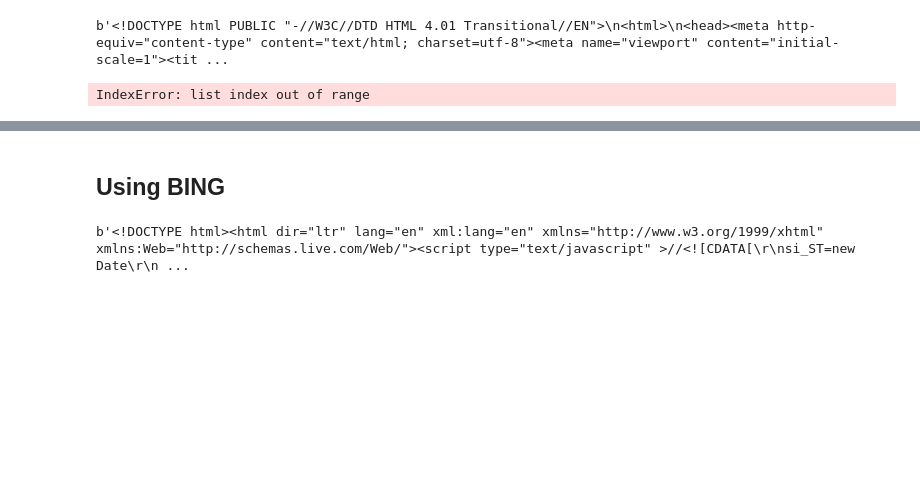
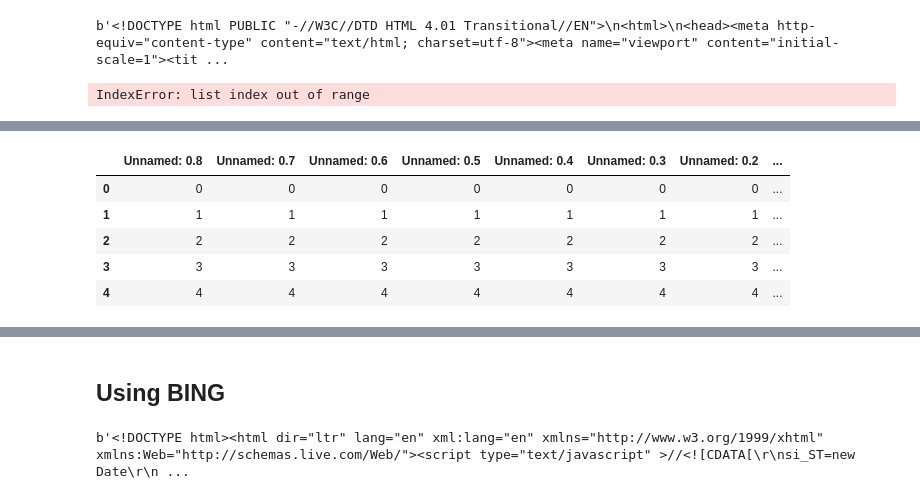
Before and after one commit to whs2k/stockFries_gha, a Jupyter notebook: notebooks/0.6.0-addingTwitter.ipynb, the cells around one changed output, grey strips where cells are left out. Saved outputs shown, nothing was run; the diff lists cells and outputs as text; code cells hidden in the pictures; blank space fills up the shorter version.

```diff
--- a/notebooks/0.6.0-addingTwitter.ipynb
+++ b/notebooks/0.6.0-addingTwitter.ipynb
@@ -149,0 +169,11 @@ df_company_info.tail()
+# %%
+fn = 'df_company_info2.csv'
+df_company_info=pd.read_csv(fn).sort_values('put_value',ascending=False).reset_index(drop=True)
+df_company_info.head()
+# %% [output]
+|  | Unnamed: 0.8 | Unnamed: 0.7 | Unnamed: 0.6 | Unnamed: 0.5 | Unnamed: 0.4 | Unnamed: 0.3 | Unnamed: 0.2 | ... |
+| 0 | 0 | 0 | 0 | 0 | 0 | 0 | 0 | ... |
+| 1 | 1 | 1 | 1 | 1 | 1 | 1 | 1 | ... |
+| 2 | 2 | 2 | 2 | 2 | 2 | 2 | 2 | ... |
+| 3 | 3 | 3 | 3 | 3 | 3 | 3 | 3 | ... |
+| 4 | 4 | 4 | 4 | 4 | 4 | 4 | 4 | ... |
```
Also changed, not shown: parts of 5 cells of this notebook, 6 other files.
